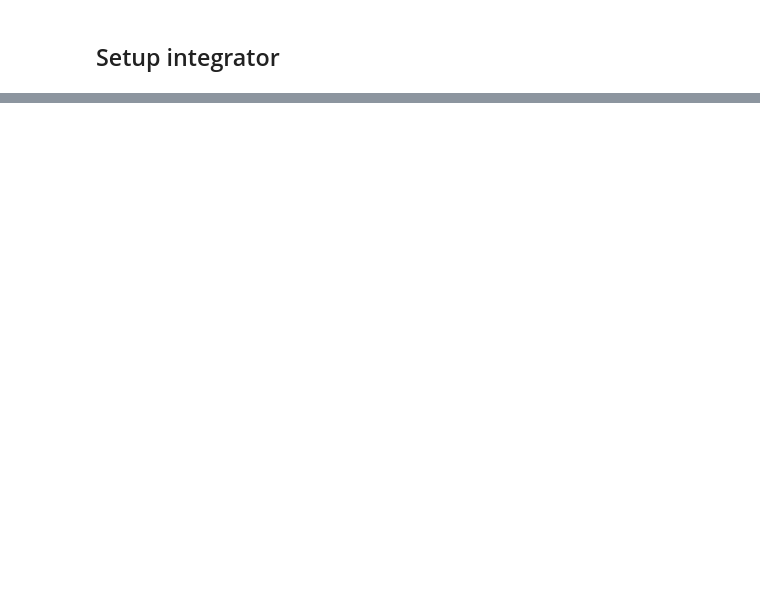
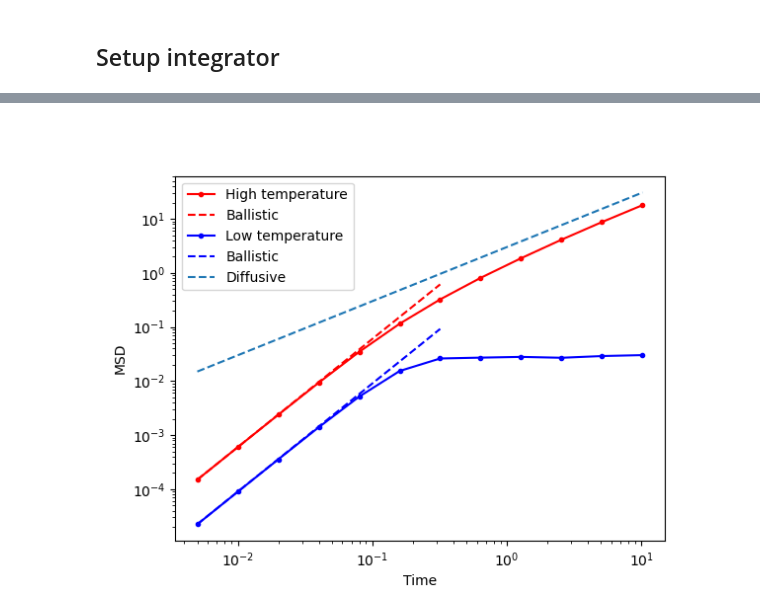
Before and after one commit to jklust/gamdpy, a Jupyter notebook: examples/LJoutput.ipynb, the cells around one changed output, grey strips where cells are left out. Drawn from its saved outputs; the diff is of its cells as text; code cells hidden in the pictures; blank space fills up the shorter version.

```diff
--- a/examples/LJoutput.ipynb
+++ b/examples/LJoutput.ipynb
@@ -401,0 +473,6 @@ conf_list[0].nbytes*1000/1024/1024
+# %%
+%%time
+if hdf5virtual_blocks:
+    with h5py.File("Data/LJ_trajectory_vir.h5", "r") as f:
+        msd_high, a2_high = calc_msd(f['block'][ 50:250], dt, c1.simbox.data) # dt, c1.simbox.data should be read from file
+        msd_low,  a2_low  = calc_msd(f['block'][800:999], dt, c1.simbox.data) # dt, c1.simbox.data should be read from file
@@ -401,0 +482,6 @@ conf_list[0].nbytes*1000/1024/1024
+# %%
+%%time
+if hdf5virtual_blocks:
+    with h5py.File("Data/LJ_trajectory.h5", "r") as f:
+        msd_high, a2_high = calc_msd(f['block'][ 50:250], dt, c1.simbox.data) # dt, c1.simbox.data should be read from file
+        msd_low,  a2_low  = calc_msd(f['block'][800:999], dt, c1.simbox.data) # dt, c1.simbox.data should be read from file
@@ -401,0 +491,6 @@ conf_list[0].nbytes*1000/1024/1024
+# %%
+%%time
+if memory_blocks:
+    print(f'conf_blocks: {conf_blocks.shape}, {conf_blocks.nbytes/1024/1024:.2f} MB')
+    msd_high, a2_high = calc_msd(conf_blocks[ 50:250], dt, c1.simbox.data) # dt, c1.simbox.data should be read from file
+    msd_low,  a2_low  = calc_msd(conf_blocks[800:999], dt, c1.simbox.data) # dt, c1.simbox.data should be read from file
@@ -401,0 +505,13 @@ conf_list[0].nbytes*1000/1024/1024
+# %%
+plt.figure()
+plt.loglog(msd_high[:,0], msd_high[:,1], 'r.-', label='High temperature' )
+plt.loglog(msd_low[:7,0], 3*Thigh*msd_low[:7,0]**2, 'r--', label='Ballistic')
+plt.loglog(msd_low[:,0], msd_low[:,1], 'b.-', label='Low temperature')
+plt.loglog(msd_low[:7,0], 3*Tlow*msd_low[:7,0]**2, 'b--', label='Ballistic')
+plt.loglog(msd_low[:,0], msd_low[:,0]*3, '--', label='Diffusive')
+plt.xlabel('Time')
+plt.ylabel('MSD')
+plt.legend()
+plt.show()
+# %% [output]
+[figure, added]
```
Also changed, not shown: parts of 49 cells of this notebook, 8 other files.
